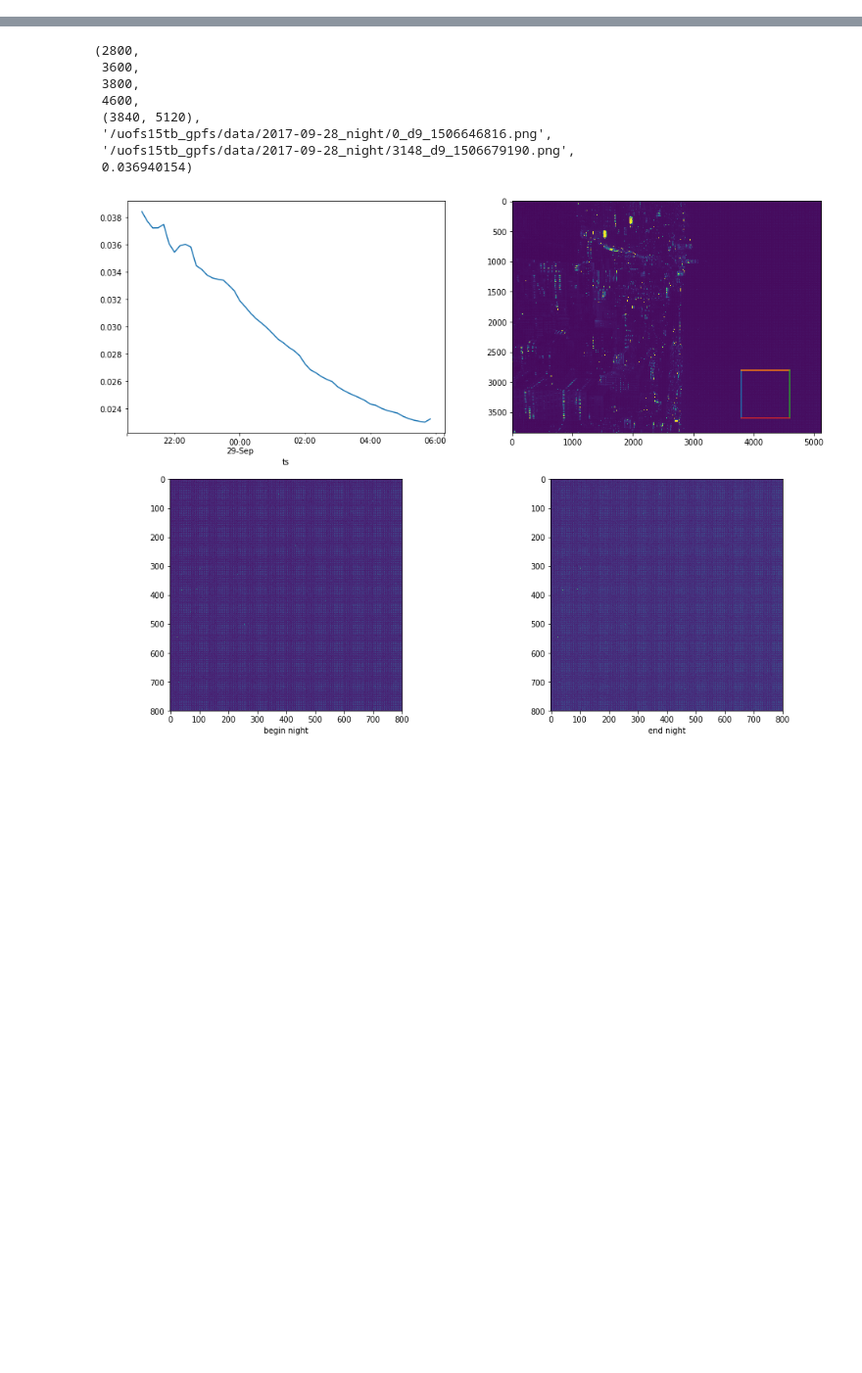
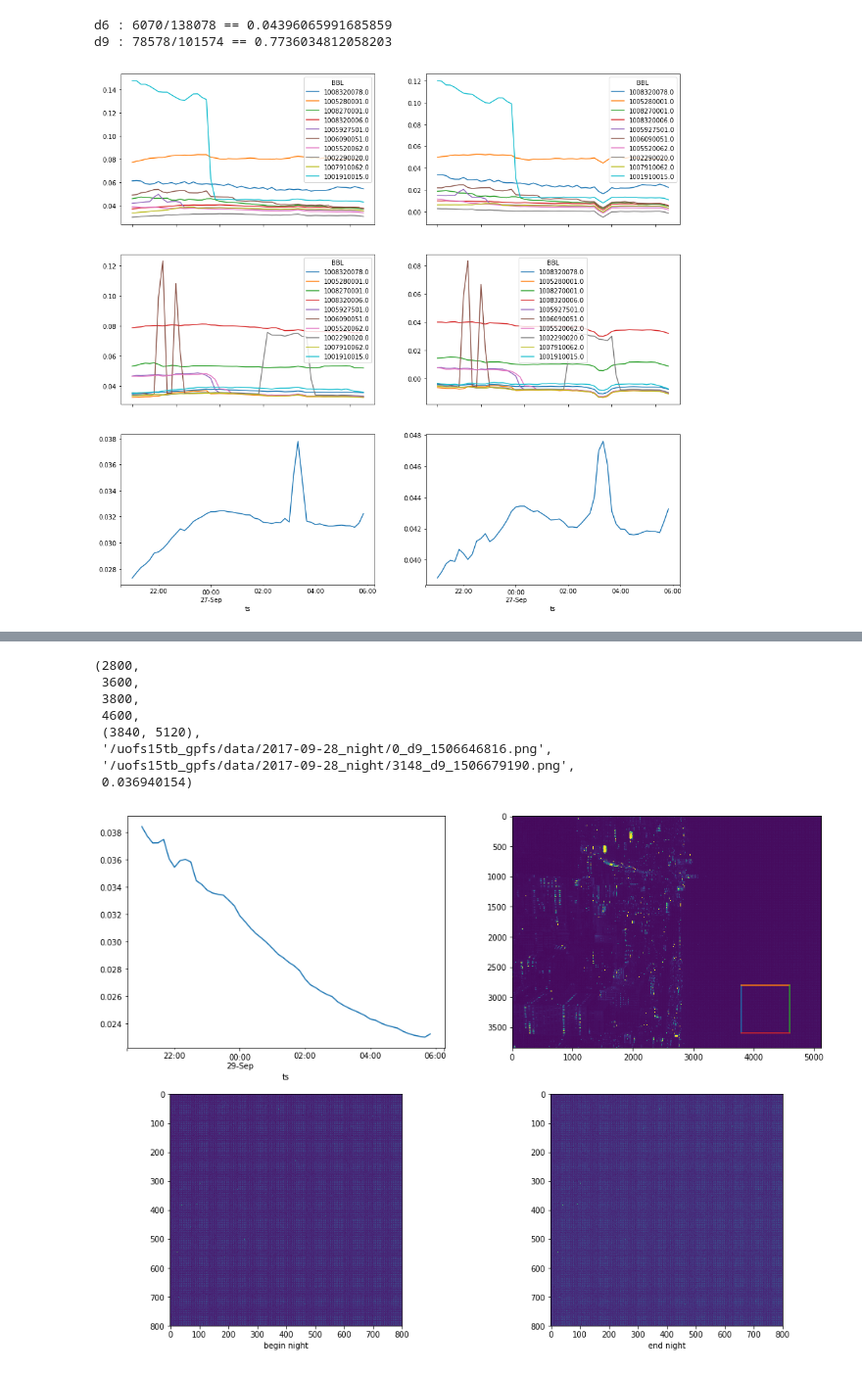
Before and after one commit to cmoscardi/independent_2018, a Jupyter notebook: image/zeropoint_and_more_nn.ipynb, the cells around one changed output, grey strips where cells are left out. Shown at 98% size. Cells and saved outputs as stored; diff of their text form; code cells hidden in the pictures; blank space fills up the shorter version.

```diff
--- a/image/zeropoint_and_more_nn.ipynb
+++ b/image/zeropoint_and_more_nn.ipynb
@@ -27,0 +72,6 @@ final_light_d6.apply(lambda x: x - zeropoint_d6["avg"])[samp].plot(ax=ax2)
+# %%
+subtract_zeropoint_plot("2017-09-26")
+# %% [output]
+d6 : 6070/138078 == 0.04396065991685859
+d9 : 78578/101574 == 0.7736034812058203
+[figure, added]
```
Also changed, not shown: parts of 21 cells of this notebook, 1 other file.
